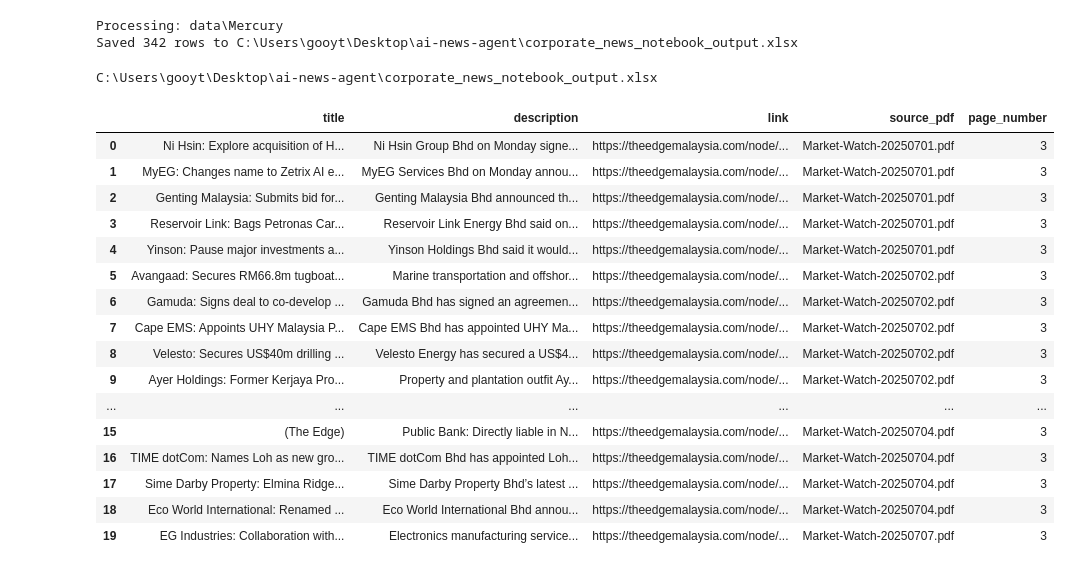
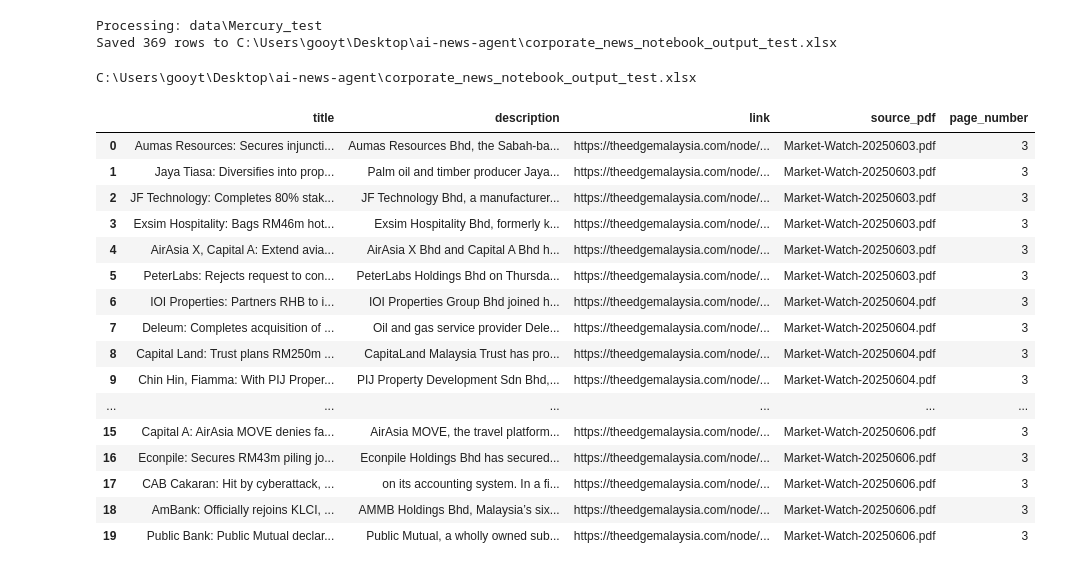
Before and after one commit to yejui626/ai-news-agent, a Jupyter notebook: extraction.ipynb, the cells around one changed output. Drawn from its saved outputs; the diff is of its cells as text; code cells hidden in the pictures.

```diff
--- a/extraction.ipynb
+++ b/extraction.ipynb
@@ -13,8 +13,8 @@ import pandas as pd
 from IPython.display import FileLink, display
 
 # ---------- CONFIG ----------
-INPUT_PATH = Path("data/Mercury")                # change to a single PDF path or folder path in your notebook
-OUTPUT_XLSX = Path("corporate_news_notebook_output.xlsx")
+INPUT_PATH = Path("data/Mercury_test")                # change to a single PDF path or folder path in your notebook
+OUTPUT_XLSX = Path("corporate_news_notebook_output_test.xlsx")
 SECTION_HEADING = "Corporate News"
 TITLE_MAX_LEN = 300
 FONT_SIZE_TITLE_FACTOR = 1.15
@@ -254,49 +254,49 @@ print("Processing:", input_path)
 rows = process_input(input_path)
 
 # If no links were found for any row, as a last-resort fallback attempt to map urls in whole pdf by order
 if rows and not any(r["link"] for r in rows):
     # fallback: gather all urls in all pdfs, assign by order
     urls_all = []
     pdf_paths = [p for p in (input_path.glob("*.pdf") if input_path.is_dir() else [input_path])]
     for p in pdf_paths:
         doc = fitz.open(str(p))
         text_all = ""
         for page in doc:
             text_all += page.get_text()
         doc.close()
         for u in re.findall(URL_RE, text_all):
             if u not in urls_all:
                 urls_all.append(u)
     for i, r in enumerate(rows):
         if i < len(urls_all):
             r["link"] = urls_all[i]
 
 # Save to Excel
 df = pd.DataFrame(rows, columns=["title", "description", "link", "source_pdf", "page_number"])
 df.to_excel(OUTPUT_XLSX, index=False)
 print(f"Saved {len(df)} rows to {OUTPUT_XLSX.resolve()}")
 
 # Provide download link for notebook users
 display(FileLink(str(OUTPUT_XLSX.resolve())))
 df.head(20)
 # %% [output]
-Processing: data\Mercury
-Saved 342 rows to C:\Users\gooyt\Desktop\ai-news-agent\corporate_news_notebook_output.xlsx
+Processing: data\Mercury_test
+Saved 369 rows to C:\Users\gooyt\Desktop\ai-news-agent\corporate_news_notebook_output_test.xlsx
-C:\Users\gooyt\Desktop\ai-news-agent\corporate_news_notebook_output.xlsx
+C:\Users\gooyt\Desktop\ai-news-agent\corporate_news_notebook_output_test.xlsx
 |  | title | description | link | source_pdf | page_number |
-| 0 | Ni Hsin: Explore acquisition of H... | Ni Hsin Group Bhd on Monday signe... | https://theedgemalaysia.com/node/... | Market-Watch-20250701.pdf | 3 |
-| 1 | MyEG: Changes name to Zetrix AI e... | MyEG Services Bhd on Monday annou... | https://theedgemalaysia.com/node/... | Market-Watch-20250701.pdf | 3 |
-| 2 | Genting Malaysia: Submits bid for... | Genting Malaysia Bhd announced th... | https://theedgemalaysia.com/node/... | Market-Watch-20250701.pdf | 3 |
-| 3 | Reservoir Link: Bags Petronas Car... | Reservoir Link Energy Bhd said on... | https://theedgemalaysia.com/node/... | Market-Watch-20250701.pdf | 3 |
-| 4 | Yinson: Pause major investments a... | Yinson Holdings Bhd said it would... | https://theedgemalaysia.com/node/... | Market-Watch-20250701.pdf | 3 |
-| 5 | Avangaad: Secures RM66.8m tugboat... | Marine transportation and offshor... | https://theedgemalaysia.com/node/... | Market-Watch-20250702.pdf | 3 |
-| 6 | Gamuda: Signs deal to co-develop ... | Gamuda Bhd has signed an agreemen... | https://theedgemalaysia.com/node/... | Market-Watch-20250702.pdf | 3 |
-| 7 | Cape EMS: Appoints UHY Malaysia P... | Cape EMS Bhd has appointed UHY Ma... | https://theedgemalaysia.com/node/... | Market-Watch-20250702.pdf | 3 |
-| 8 | Velesto: Secures US$40m drilling ... | Velesto Energy has secured a US$4... | https://theedgemalaysia.com/node/... | Market-Watch-20250702.pdf | 3 |
-| 9 | Ayer Holdings: Former Kerjaya Pro... | Property and plantation outfit Ay... | https://theedgemalaysia.com/node/... | Market-Watch-20250702.pdf | 3 |
+| 0 | Aumas Resources: Secures injuncti... | Aumas Resources Bhd, the Sabah-ba... | https://theedgemalaysia.com/node/... | Market-Watch-20250603.pdf | 3 |
+| 1 | Jaya Tiasa: Diversifies into prop... | Palm oil and timber producer Jaya... | https://theedgemalaysia.com/node/... | Market-Watch-20250603.pdf | 3 |
+| 2 | JF Technology: Completes 80% stak... | JF Technology Bhd, a manufacturer... | https://theedgemalaysia.com/node/... | Market-Watch-20250603.pdf | 3 |
+| 3 | Exsim Hospitality: Bags RM46m hot... | Exsim Hospitality Bhd, formerly k... | https://theedgemalaysia.com/node/... | Market-Watch-20250603.pdf | 3 |
+| 4 | AirAsia X, Capital A: Extend avia... | AirAsia X Bhd and Capital A Bhd h... | https://theedgemalaysia.com/node/... | Market-Watch-20250603.pdf | 3 |
+| 5 | PeterLabs: Rejects request to con... | PeterLabs Holdings Bhd on Thursda... | https://theedgemalaysia.com/node/... | Market-Watch-20250603.pdf | 3 |
+| 6 | IOI Properties: Partners RHB to i... | IOI Properties Group Bhd joined h... | https://theedgemalaysia.com/node/... | Market-Watch-20250604.pdf | 3 |
+| 7 | Deleum: Completes acquisition of ... | Oil and gas service provider Dele... | https://theedgemalaysia.com/node/... | Market-Watch-20250604.pdf | 3 |
+| 8 | Capital Land: Trust plans RM250m ... | CapitaLand Malaysia Trust has pro... | https://theedgemalaysia.com/node/... | Market-Watch-20250604.pdf | 3 |
+| 9 | Chin Hin, Fiamma: With PIJ Proper... | PIJ Property Development Sdn Bhd,... | https://theedgemalaysia.com/node/... | Market-Watch-20250604.pdf | 3 |
 | ... | ... | ... | ... | ... | ... |
-| 15 | (The Edge) | Public Bank: Directly liable in N... | https://theedgemalaysia.com/node/... | Market-Watch-20250704.pdf | 3 |
-| 16 | TIME dotCom: Names Loh as new gro... | TIME dotCom Bhd has appointed Loh... | https://theedgemalaysia.com/node/... | Market-Watch-20250704.pdf | 3 |
-| 17 | Sime Darby Property: Elmina Ridge... | Sime Darby Property Bhd’s latest ... | https://theedgemalaysia.com/node/... | Market-Watch-20250704.pdf | 3 |
-| 18 | Eco World International: Renamed ... | Eco World International Bhd annou... | https://theedgemalaysia.com/node/... | Market-Watch-20250704.pdf | 3 |
-| 19 | EG Industries: Collaboration with... | Electronics manufacturing service... | https://theedgemalaysia.com/node/... | Market-Watch-20250707.pdf | 3 |
+| 15 | Capital A: AirAsia MOVE denies fa... | AirAsia MOVE, the travel platform... | https://theedgemalaysia.com/node/... | Market-Watch-20250606.pdf | 3 |
+| 16 | Econpile: Secures RM43m piling jo... | Econpile Holdings Bhd has secured... | https://theedgemalaysia.com/node/... | Market-Watch-20250606.pdf | 3 |
+| 17 | CAB Cakaran: Hit by cyberattack, ... | on its accounting system. In a fi... | https://theedgemalaysia.com/node/... | Market-Watch-20250606.pdf | 3 |
+| 18 | AmBank: Officially rejoins KLCI, ... | AMMB Holdings Bhd, Malaysia’s six... | https://theedgemalaysia.com/node/... | Market-Watch-20250606.pdf | 3 |
+| 19 | Public Bank: Public Mutual declar... | Public Mutual, a wholly owned sub... | https://theedgemalaysia.com/node/... | Market-Watch-20250606.pdf | 3 |
```
Also changed, not shown: parts of 1 cell of this notebook, 37 other files.
